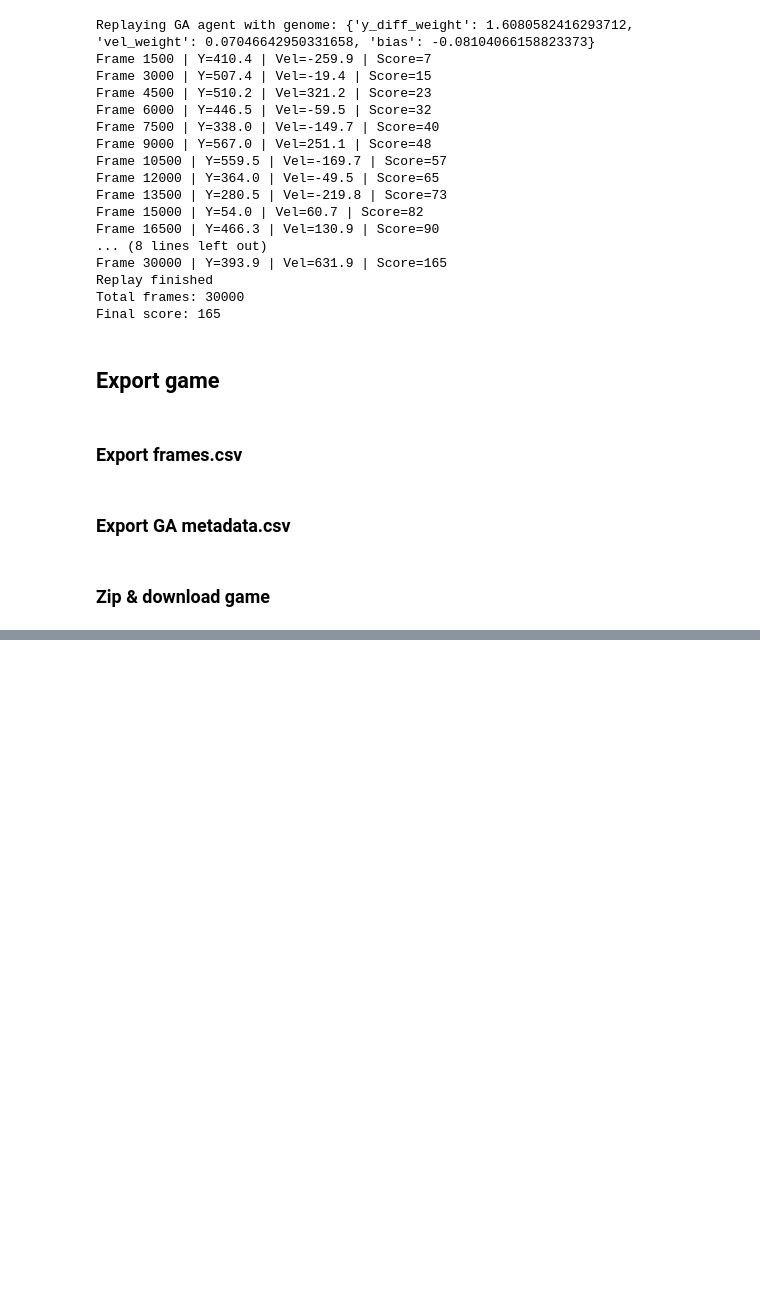
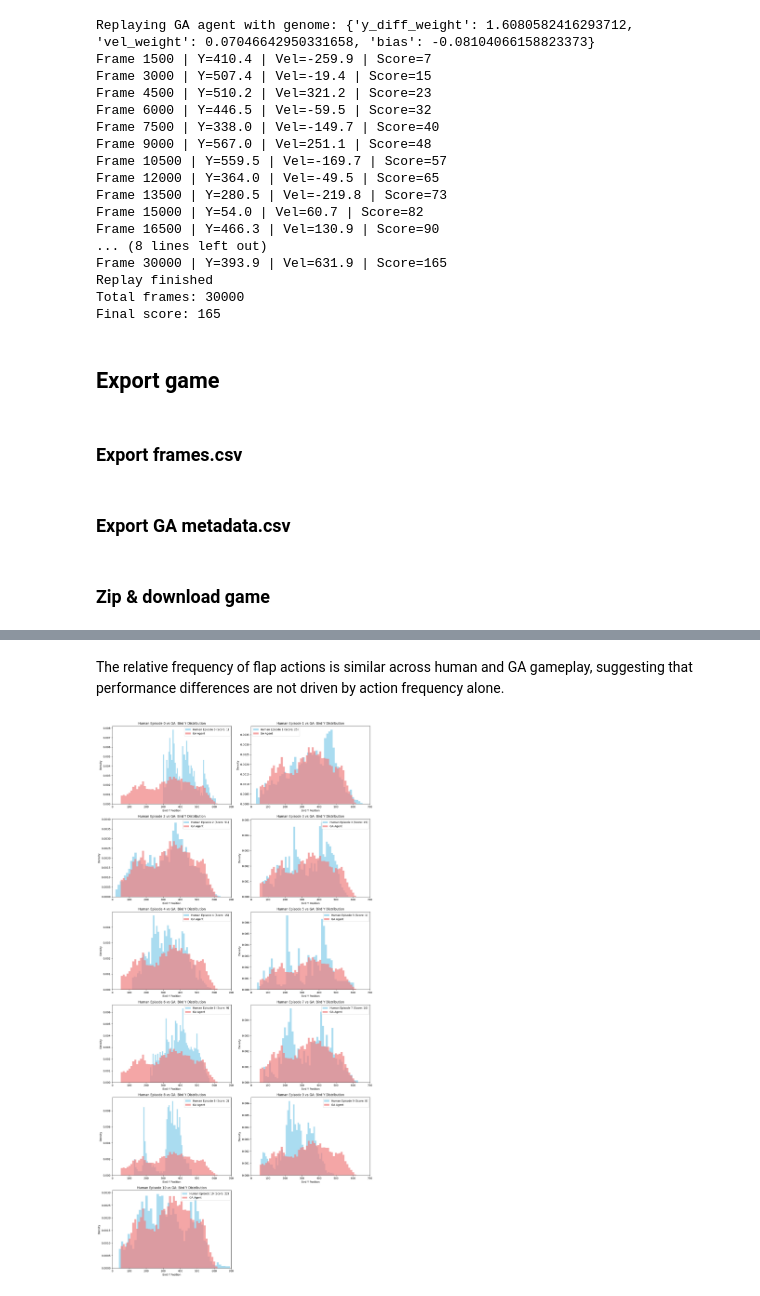
Before and after one commit to Rei0101/JS-FlappyBird, a Jupyter notebook: notebooks/HumanVsAIFlappyBirdGameplayAnalysis.ipynb, the cells around one changed output, grey strips where cells are left out. Drawn from its saved outputs; the diff is of its cells as text; code cells hidden in the pictures; blank space fills up the shorter version.

```diff
--- a/notebooks/HumanVsAIFlappyBirdGameplayAnalysis.ipynb
+++ b/notebooks/HumanVsAIFlappyBirdGameplayAnalysis.ipynb
@@ -533,0 +1171,54 @@ files.download(zip_filename)
+# %% [markdown]
+The relative frequency of flap actions is similar across human and GA gameplay, suggesting that performance differences are not driven by action frequency alone.
+# %%
+human_episodes = human_frames['episode_id'].unique()
+num_human_episodes = len(human_episodes)
+
+final_human_scores = {}
+for episode_id in human_episodes:
+  episode_df = human_frames[human_frames['episode_id'] == episode_id]
+  final_score = episode_df['score'].max()
+  final_human_scores[episode_id] = final_score if pd.notna(final_score) else 0
+
+num_cols = 2
+num_rows = (num_human_episodes + 1) // num_cols
+
+fig, axes = plt.subplots(num_rows, num_cols, figsize=(15, 5 * num_rows))
+axes = axes.flatten()
+
+game_height = human_meta['game_height'].iloc[0]
+
+for i, episode_id in enumerate(human_episodes):
+  ax = axes[i]
+  human_episode_bird_y = human_frames[human_frames['episode_id'] == episode_id]['bird_y']
+
+  ax.hist(
+    human_episode_bird_y,
+    bins=50,
+    alpha=0.7,
+    label=f'Human Episode {episode_id} (Score: {int(final_human_scores.get(episode_id, 0))})',
+    density=True,
+    color='skyblue'
+  )
+
+  ax.hist(
+    ga_frames['bird_y'],
+    bins=50,
+    alpha=0.7,
+    label='GA Agent',
+    density=True,
+    color='lightcoral'
+  )
+  ax.set_xlim(0, game_height)
+  ax.set_title(f'Human Episode {episode_id} vs GA: Bird Y Distribution')
+  ax.set_xlabel('Bird Y Position')
+  ax.set_ylabel('Density')
+  ax.legend()
+
+for j in range(num_human_episodes, len(axes)):
+  fig.delaxes(axes[j])
+
+plt.tight_layout()
+plt.show()
+# %% [output]
+[figure, added]
```
Also changed, not shown: parts of 89 cells of this notebook.
